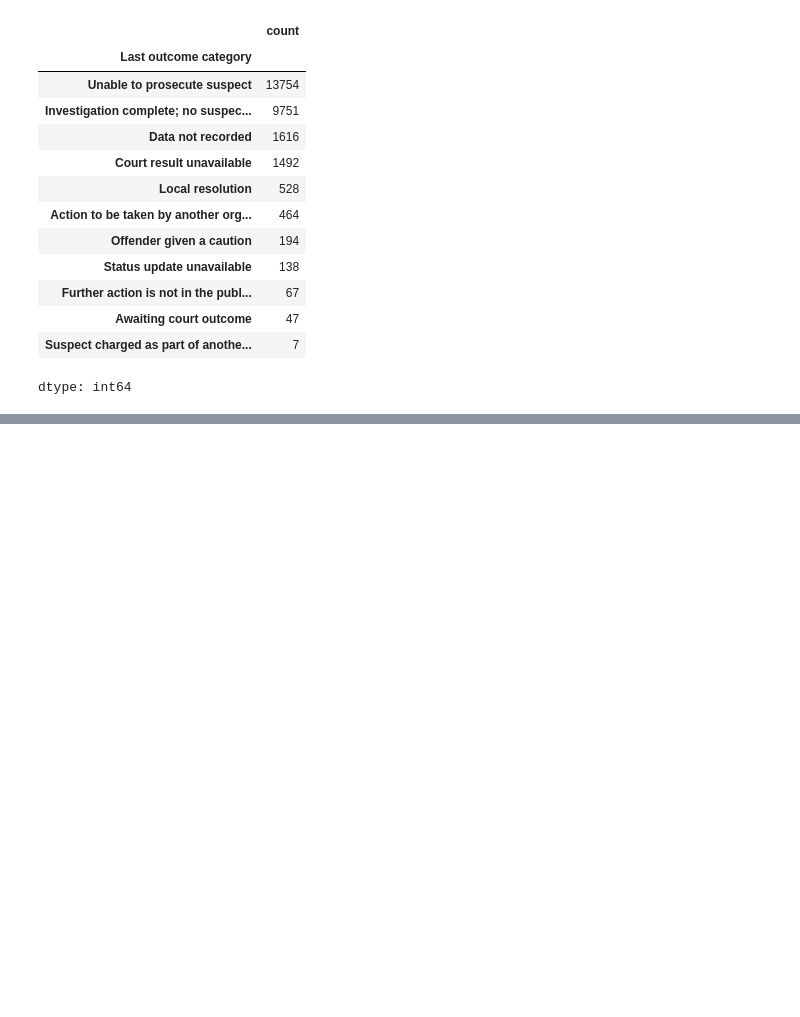
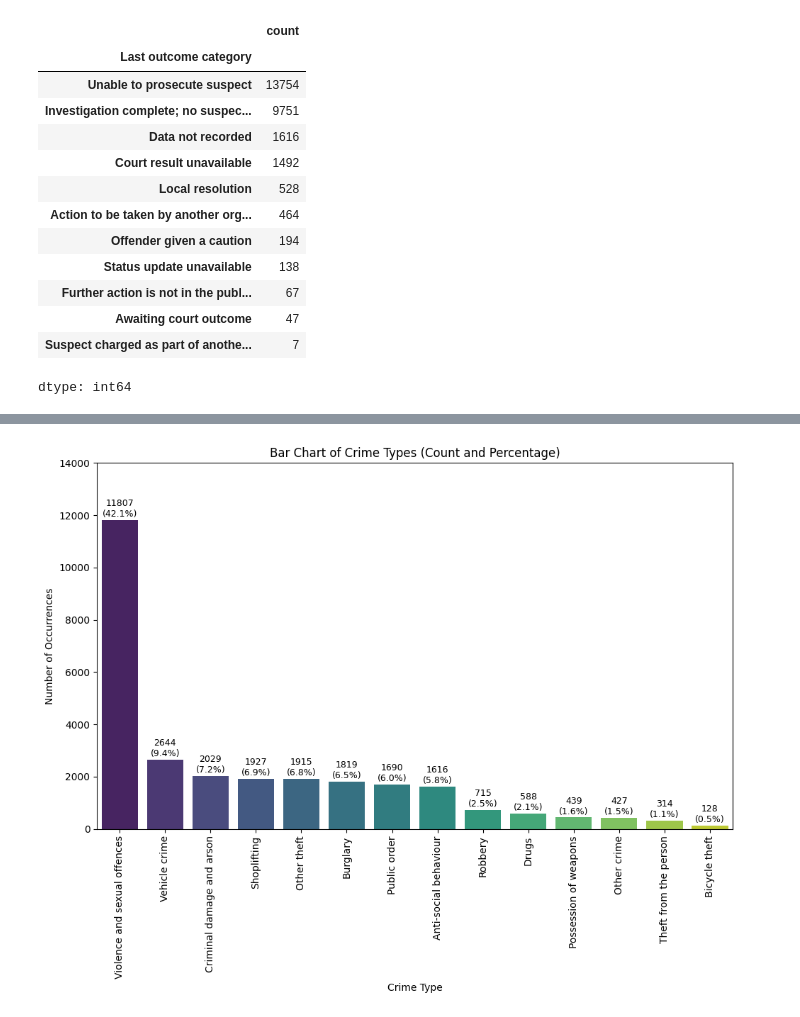
Before and after one commit to zhangwiki86-soton/L7---Data-Analysis-and-Visualisation, a Jupyter notebook: CrimeData.ipynb, the cells around one changed output, grey strips where cells are left out. Cells and saved outputs as stored; diff of their text form; code cells hidden in the pictures; blank space fills up the shorter version.

```diff
--- a/CrimeData.ipynb
+++ b/CrimeData.ipynb
@@ -194,0 +240,23 @@ dtype: int64
+# %%
+#Bar Charge with percentages of total %
+crime_type_counts = CleanData['Crime type'].value_counts()
+total_crimes = crime_type_counts.sum()
+crime_type_percentages = (crime_type_counts / total_crimes * 100).round(1)
+
+plt.figure(figsize=(10, 8))
+sns.barplot(x=crime_type_counts.index, y=crime_type_counts.values, hue=crime_type_counts.index, palette='viridis', legend=False)
+plt.title('Bar Chart of Crime Types (Count and Percentage)')
+plt.ylim(0, 14000)
+plt.xlabel('Crime Type')
+plt.ylabel('Number of Occurrences')
+plt.xticks(rotation=90) # Rotate labels for better readability
+
+# Add annotations for count and percentage
+for index, value in enumerate(crime_type_counts.values):
+    percentage = crime_type_percentages.iloc[index]
+    plt.text(index, value + 50, f'{value}\n({percentage:.1f}%)', color='black', ha='center', va='bottom', fontsize=9)
+
+plt.tight_layout() # Adjust layout to prevent labels from being cut off
+plt.show()
+# %% [output]
+[figure, added]
```
Also changed, not shown: parts of 4 cells of this notebook.
